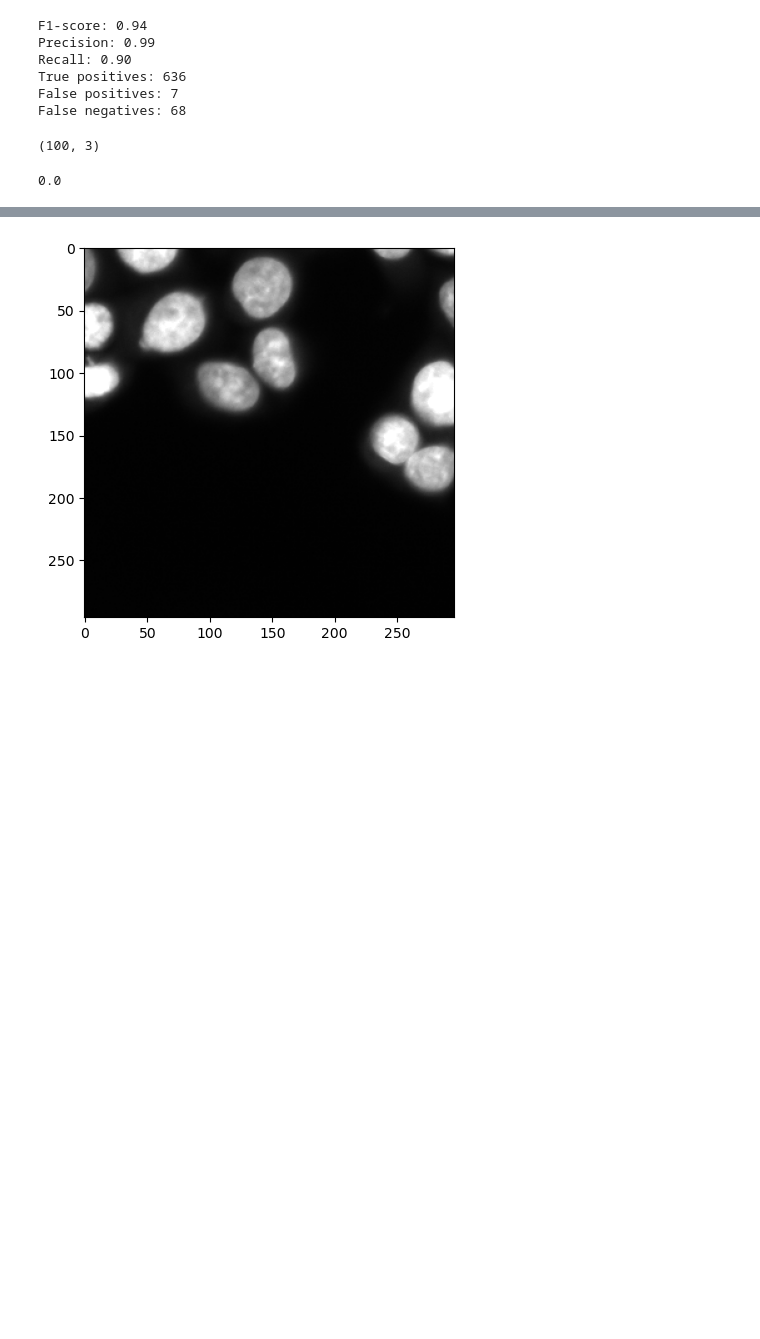
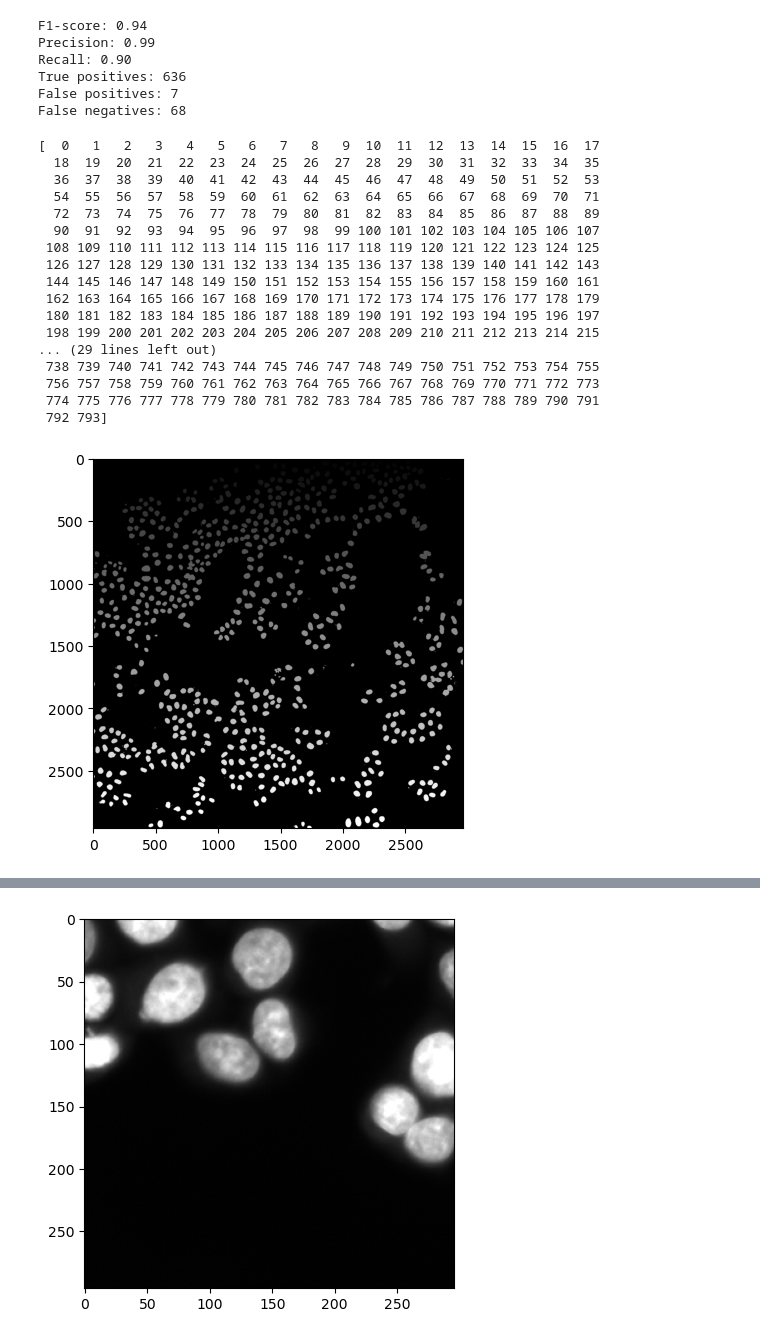
Before and after one commit to CaicedoLab/micronuclei-detection, a Jupyter notebook: cellpose/cellpose.ipynb, the cells around one changed output, grey strips where cells are left out. Drawn from its saved outputs; the diff is of its cells as text; code cells hidden in the pictures; blank space fills up the shorter version.

```diff
--- a/cellpose/cellpose.ipynb
+++ b/cellpose/cellpose.ipynb
@@ -553,11 +553,34 @@ Recall: 0.90
 True positives: 636
 False positives: 7
 False negatives: 68
-# %%
-results = np.array(results)
-print(results.shape)
-mean_iou = np.mean(results[:, 0])
-mean_iou
-# %% [output]
-(100, 3)
-0.0
+# %%
+#Save this plt.show as a png file
+seg_import = "/scr/vidit/dataset_nuclei/20X_c0-DAPI_A1_Tile-10.original_seg.npy"
+seg_import = np.load(seg_import, allow_pickle=True)
+seg_import = seg_import > 0.25
+seg_import = skimage.measure.label(seg_import)
+# Not doing object edge detection as the objects start touching then
+#seg_import = skimage.morphology.dilation(seg_import)  # recover object edge
+
+print(np.unique(seg_import))
+plt.imshow(seg_import, cmap='gray')
+plt.show()
+# %% [output]
+[  0   1   2   3   4   5   6   7   8   9  10  11  12  13  14  15  16  17
+  18  19  20  21  22  23  24  25  26  27  28  29  30  31  32  33  34  35
+  36  37  38  39  40  41  42  43  44  45  46  47  48  49  50  51  52  53
+  54  55  56  57  58  59  60  61  62  63  64  65  66  67  68  69  70  71
+  72  73  74  75  76  77  78  79  80  81  82  83  84  85  86  87  88  89
+  90  91  92  93  94  95  96  97  98  99 100 101 102 103 104 105 106 107
+ 108 109 110 111 112 113 114 115 116 117 118 119 120 121 122 123 124 125
+ 126 127 128 129 130 131 132 133 134 135 136 137 138 139 140 141 142 143
+ 144 145 146 147 148 149 150 151 152 153 154 155 156 157 158 159 160 161
+ 162 163 164 165 166 167 168 169 170 171 172 173 174 175 176 177 178 179
+ 180 181 182 183 184 185 186 187 188 189 190 191 192 193 194 195 196 197
+ 198 199 200 201 202 203 204 205 206 207 208 209 210 211 212 213 214 215
+... (29 lines left out)
+ 738 739 740 741 742 743 744 745 746 747 748 749 750 751 752 753 754 755
+ 756 757 758 759 760 761 762 763 764 765 766 767 768 769 770 771 772 773
+ 774 775 776 777 778 779 780 781 782 783 784 785 786 787 788 789 790 791
+ 792 793]
+[figure, added]
```
Also changed, not shown: parts of 4 cells of this notebook, 1 other file.
